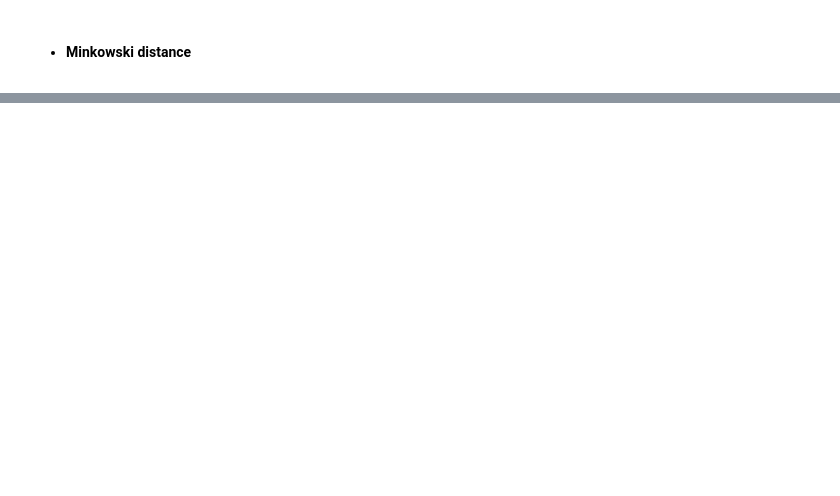
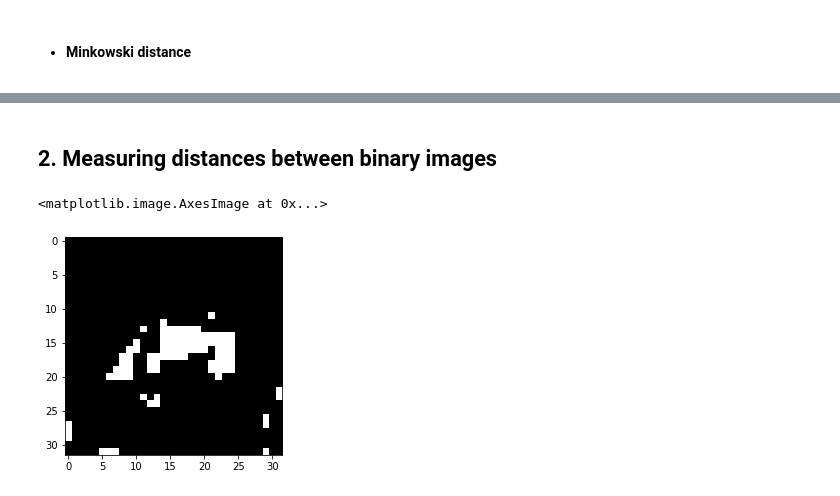
Before and after one commit to mhannani/data-mining-utils, a Jupyter notebook: Task_0.ipynb, the cells around one changed output, grey strips where cells are left out. Drawn from its saved outputs; the diff is of its cells as text; code cells hidden in the pictures; blank space fills up the shorter version.

```diff
--- a/Task_1.ipynb
+++ b/Task_0.ipynb
@@ -93,0 +100,13 @@ plt.imshow(tr_color_2_bi_img('images/image2_.jpg', 100))
+# %% [markdown]
+## 2. Measuring distances between binary images
+# %%
+from utils.tr_color_2_bi_img import tr_color_2_bi_img
+# convert these images into gray-scale images
+img_1_bi_img = tr_color_2_bi_img('images/image1_.jpg', 175)
+img_2_bi_img = tr_color_2_bi_img('images/image2_.jpg', 100)
+# %%
+# display the converted images
+plt.imshow(img_1_bi_img, cmap='gray')
+# %% [output]
+<matplotlib.image.AxesImage at 0x...>
+[figure, added]
```
Also changed, not shown: parts of 15 cells of this notebook.
